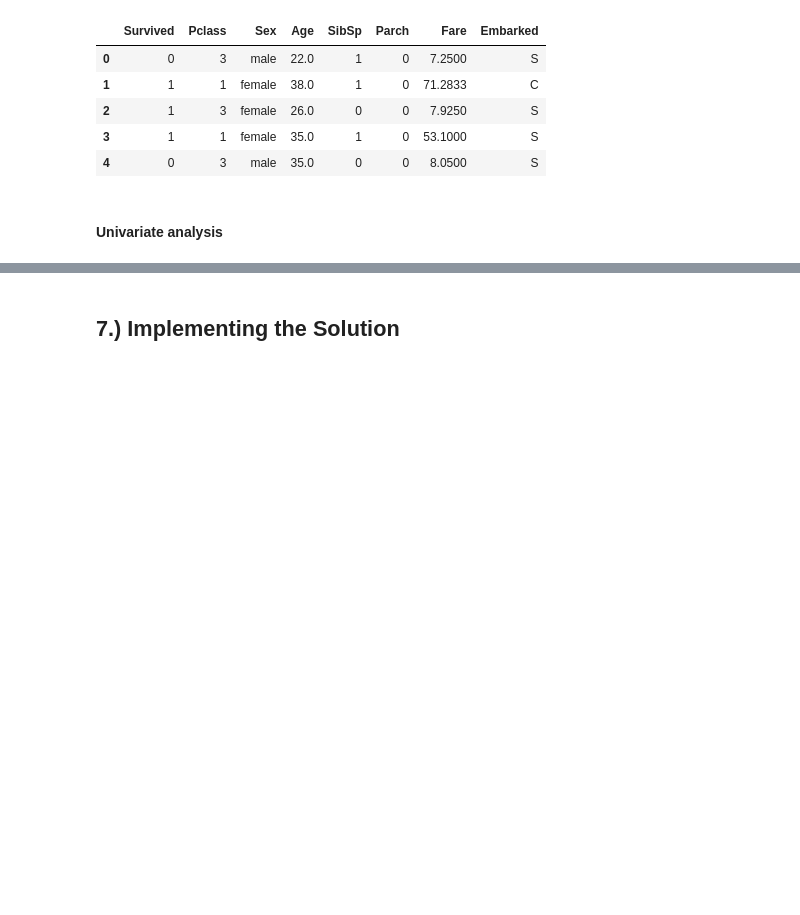
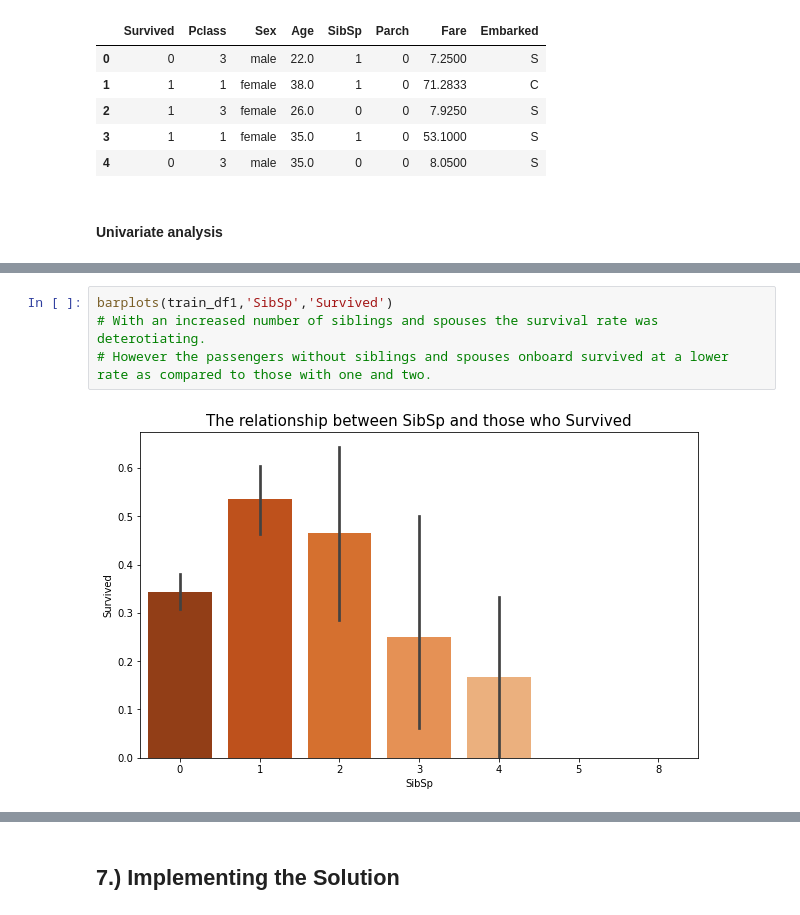
Before and after one commit to CHRISTINEMUTHEE/KNN-Naive_Bayes-_Classifier, a Jupyter notebook: KNN- Titanic Dataset.ipynb, the cells around one changed output, grey strips where cells are left out. Cells and saved outputs as stored; diff of their text form; blank space fills up the shorter version.

```diff
--- a/KNN- Titanic Dataset.ipynb
+++ b/KNN- Titanic Dataset.ipynb
@@ -487,0 +542,6 @@ train_df1.head()
+# %%
+barplots(train_df1,'SibSp','Survived')
+# With an increased number of siblings and spouses the survival rate was deterotiating.
+# However the passengers without siblings and spouses onboard survived at a lower rate as compared to those with one and two.
+# %% [output]
+[figure, added]
```
Also changed, not shown: parts of 16 cells of this notebook.
